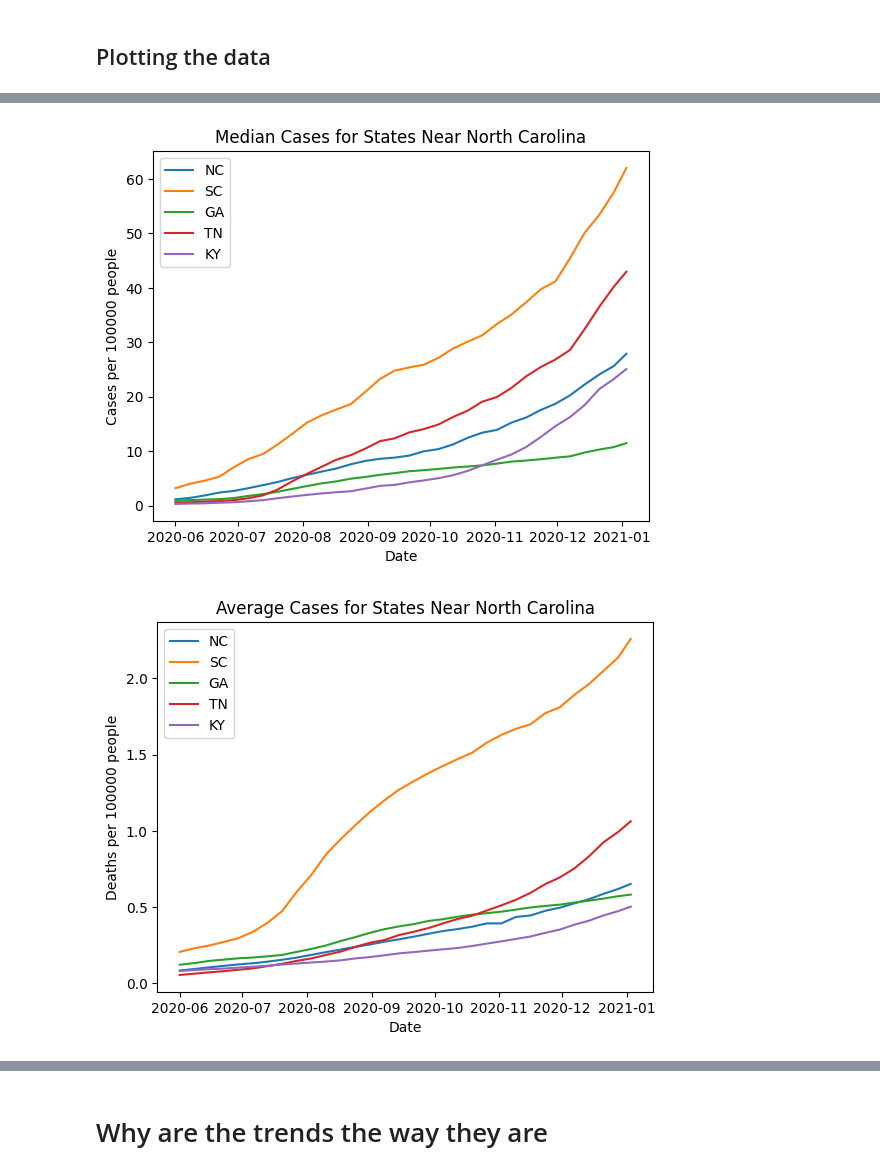
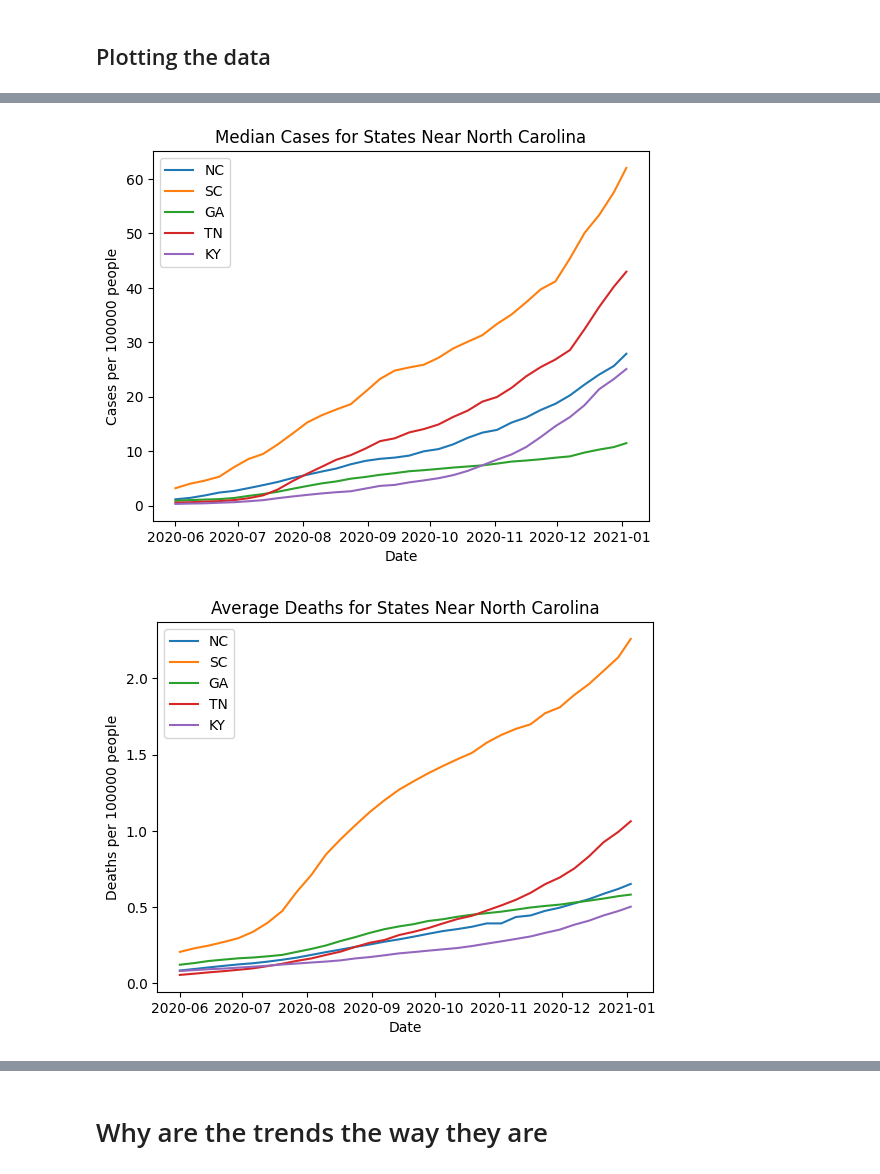
Before and after one commit to smbarber2/405ProjectGroup1, a Jupyter notebook: david_stage2.ipynb, the cells around one changed output, grey strips where cells are left out. Saved outputs shown, nothing was run; the diff lists cells and outputs as text; code cells hidden in the pictures.

```diff
--- a/david_stage2.ipynb
+++ b/david_stage2.ipynb
@@ -165,35 +165,35 @@ plt.xlabel("Date")  # add X-axis label
 plt.ylabel("Cases per 100000 people")  # add Y-axis label
 plt.title("Average Cases for States Near North Carolina")  # add title
 plt.legend()
 plt.show()
 
 for state in states:
     plt.plot(state_median(state, covid_cases, 100000).T, label = state)
 plt.xlabel("Date")  # add X-axis label
 plt.ylabel("Cases per 100000 people")  # add Y-axis label
 plt.title("Median Cases for States Near North Carolina")  # add title
 plt.legend()
 plt.show()
 
 for state in states:
     plt.plot(state_mean(state, covid_deaths, 100000).T, label = state)
 plt.xlabel("Date")  # add X-axis label
 plt.ylabel("Deaths per 100000 people")  # add Y-axis label
-plt.title("Average Cases for States Near North Carolina")  # add title
+plt.title("Average Deaths for States Near North Carolina")  # add title
 plt.legend()
 plt.show()
 
 for state in states:
     plt.plot(state_median(state, covid_deaths, 100000).T, label = state)
 plt.xlabel("Date")  # add X-axis label
 plt.ylabel("Deaths per 100000 people")  # add Y-axis label
 plt.title("Median Deaths for States Near North Carolina")  # add title
 plt.legend()
 plt.show()
 # %% [output]
 [figure]
 [figure]
-[figure, old version]
+[figure, new version]
 [figure]
 # %% [markdown]
 # Why are the trends the way they are
```
Also changed, not shown: parts of 3 cells of this notebook.
